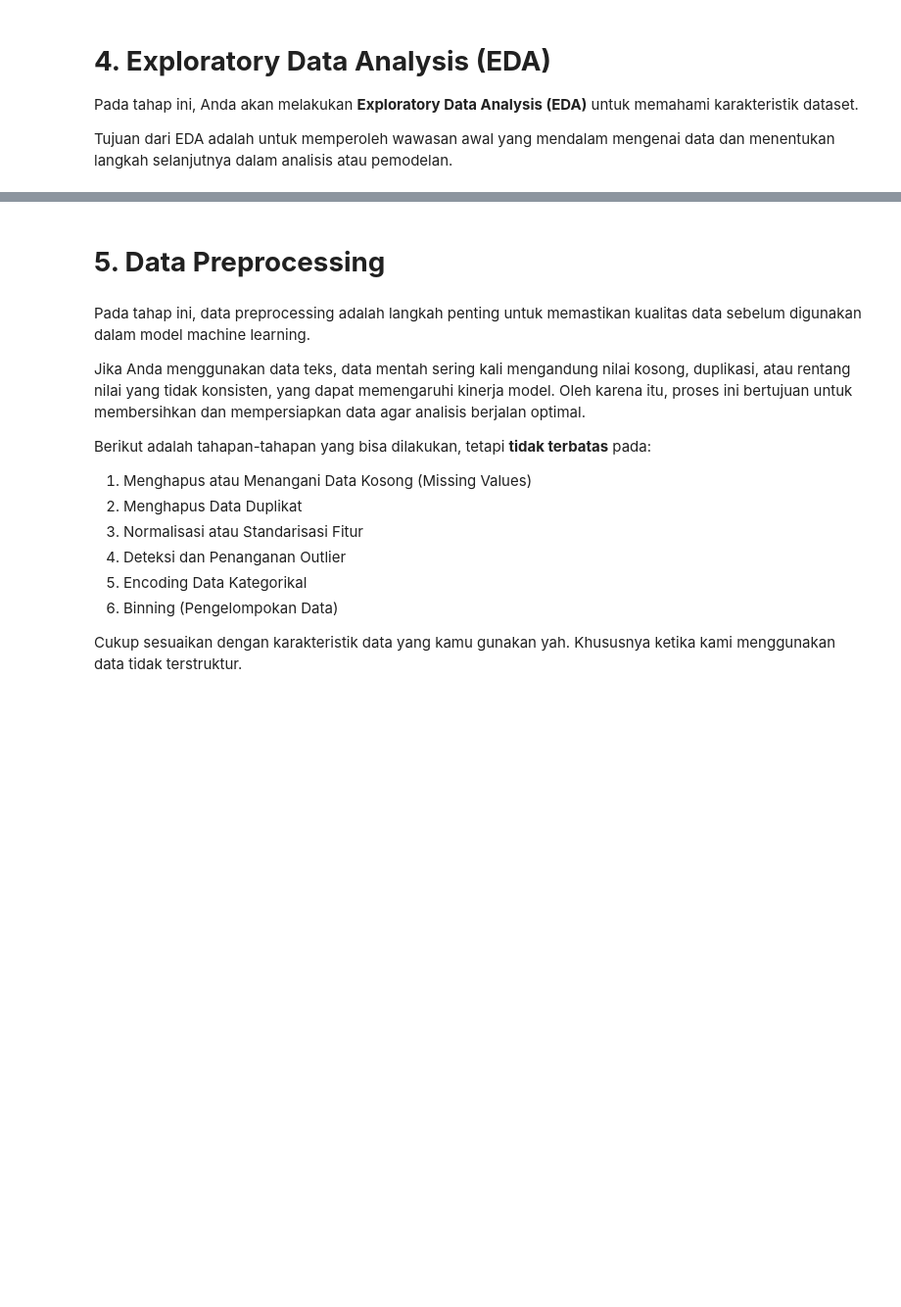
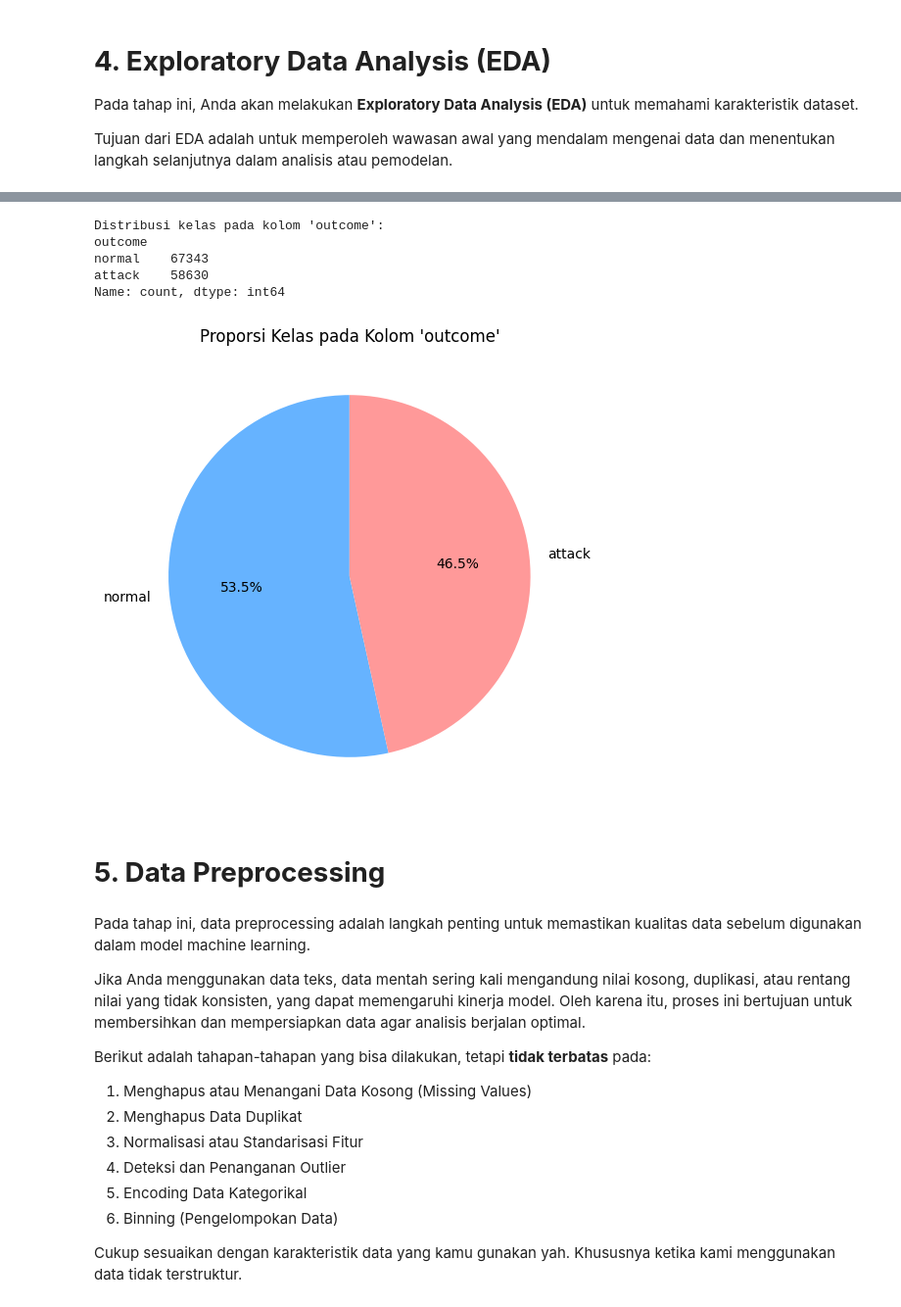
Before and after one commit to rudyekoprasetya/dicoding-membangun-sistem-ML, a Jupyter notebook: Eksperimen_SML_Rudy_Eko/preprocessing/Template_Eksperimen_MSML.ipynb, the cells around one changed output, grey strips where cells are left out. Shown at 98% size. Drawn from its saved outputs; the diff is of its cells as text; code cells hidden in the pictures; blank space fills up the shorter version.

Commit message:
[ADD] datasetand EDA for pre processing data

```diff
--- a/Eksperimen_SML_Rudy_Eko/preprocessing/Template_Eksperimen_MSML.ipynb
+++ b/Eksperimen_SML_Rudy_Eko/preprocessing/Template_Eksperimen_MSML.ipynb
@@ -28,5 +104,7 @@ Jika dataset berada di Google Drive, pastikan Anda menghubungkan Google Drive ke
 
 Jika dataset berupa unstructured data, silakan sesuaikan dengan format seperti kelas Machine Learning Pengembangan atau Machine Learning Terapan
 # %%
-df = pd.read_csv(".../dataset-nsl-kdd/KDDTrain+.txt", header=None)
+# load dataset yang digunakan untuk eksperimen
+df = pd.read_csv("KDDTrain+.txt", header=None)
+df.head()
 # %% [output]
@@ -41,0 +129,12 @@ Tujuan dari EDA adalah untuk memperoleh wawasan awal yang mendalam mengenai data
+# %%
+# mapping nama kolom atau fitur pada dataset
+columns = (['duration','protocol_type','service','flag','src_bytes','dst_bytes','land','wrong_fragment','urgent','hot'
+,'num_failed_logins','logged_in','num_compromised','root_shell','su_attempted','num_root','num_file_creations'
+,'num_shells','num_access_files','num_outbound_cmds','is_host_login','is_guest_login','count','srv_count','serror_rate'
+,'srv_serror_rate','rerror_rate','srv_rerror_rate','same_srv_rate','diff_srv_rate','srv_diff_host_rate','dst_host_count','dst_host_srv_count'
+,'dst_host_same_srv_rate','dst_host_diff_srv_rate','dst_host_same_src_port_rate','dst_host_srv_diff_host_rate','dst_host_serror_rate'
+,'dst_host_srv_serror_rate','dst_host_rerror_rate','dst_host_srv_rerror_rate','outcome','level'])
+df.columns = columns
+# menampilkan nama kolom atau fitur pada dataset
+print("\nNama kolom atau fitur pada dataset:")
+print(df.columns)
@@ -42,3 +191,24 @@ Tujuan dari EDA adalah untuk memperoleh wawasan awal yang mendalam mengenai data
+# %%
+# melakukan eksplorasi data dengan melihat distribusi kelas pada kolom 'outcome'
+df.loc[df['outcome'] == "normal", "outcome"] = 'normal'
+df.loc[df['outcome'] != "normal", "outcome"] = 'attack'
+print("\nDistribusi kelas pada kolom 'outcome':")
+print(df['outcome'].value_counts())
+# %% [output]
+Distribusi kelas pada kolom 'outcome':
+outcome
+normal    67343
+attack    58630
+Name: count, dtype: int64
+# %%
+# membuat diagram lingkaran untuk melihat proporsi kelas pada kolom 'outcome'
+plt.figure(figsize=(6, 6))
+df['outcome'].value_counts().plot.pie(autopct='%1.1f%%', startangle=90, colors=['#66b3ff','#ff9999'])
+plt.title("Proporsi Kelas pada Kolom 'outcome'")
+plt.ylabel('')
+plt.show()
+# %% [output]
+[figure, added]
 # %% [markdown]
 # **5. Data Preprocessing**
 # %% [markdown]
```
Also changed, not shown: parts of 12 cells of this notebook, 2 other files.
